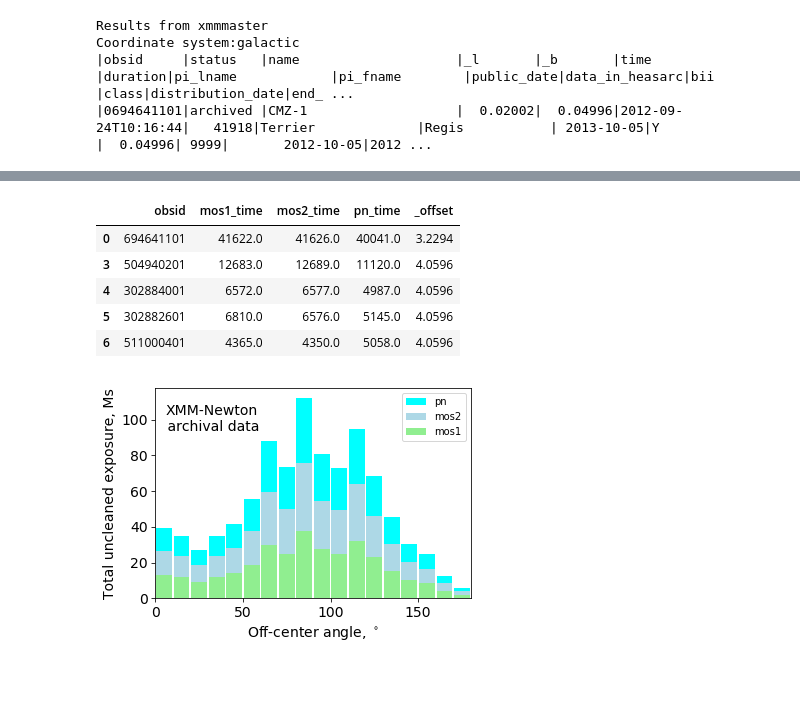
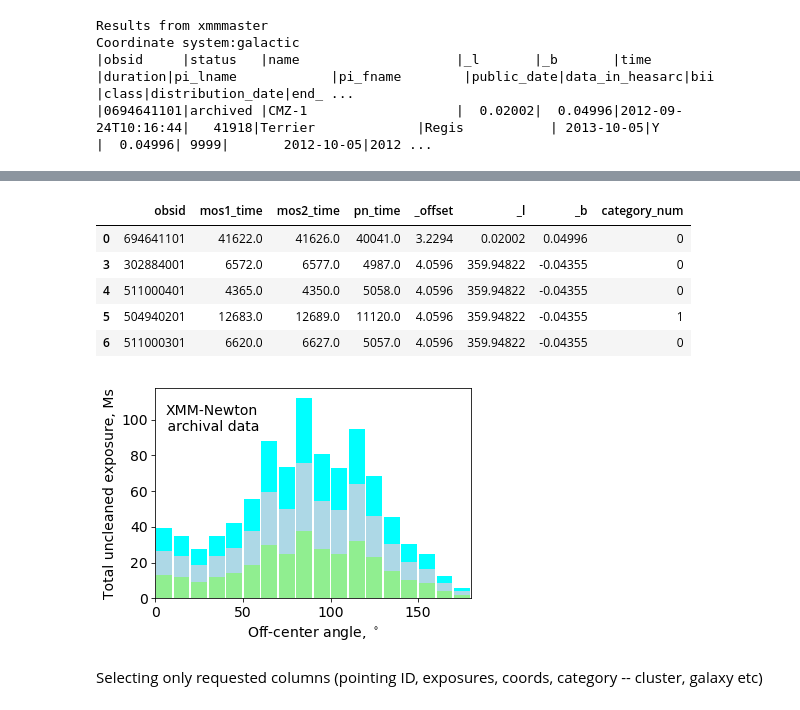
Before and after one commit to Dima806/archived-xray-data-heasarc, a Jupyter notebook: archived-xmm-data.ipynb, the cells around one changed output, grey strips where cells are left out. Saved outputs shown, nothing was run; the diff lists cells and outputs as text; code cells hidden in the pictures; blank space fills up the shorter version.

Commit message:
Add files via upload
updated data munging

```diff
--- a/archived-xmm-data.ipynb
+++ b/archived-xmm-data.ipynb
@@ -68,3 +68,9 @@ _offset
 Unnamed: 47                                                                                                                             0 non-null float64
 dtypes: float64(2), int64(2), object(44)
 memory usage: 6.5+ MB
+# %%
+# shorted column names for simplicity
+r = []
+for col in data.columns:
+    r.append(col.replace(' ', ''))
+data.columns = r
@@ -95 +116,6 @@ data.head()
 5 rows × 46 columns
+# %%
+data['subject_category'] = data['subject_category'].apply(lambda x: str(x).rstrip())
+categories = data['subject_category'].unique().tolist()
+data['category_num'] = data['subject_category'].apply(lambda x: categories.index(x))
+data['category_num'].unique()
@@ -112,7 +144,7 @@ data.head()
 # Also, the data should be publicly available in HEASARC:
 data = data[data['data_in_heasarc'] == data['data_in_heasarc'].unique()[0]]
 # %%
-for col in ['duration', 'mos1_time', 'mos2_time', 'pn_time', '_offset   ']:
+for col in ['duration', 'mos1_time', 'mos2_time', 'pn_time', '_offset', 'category_num', '_l', '_b']:
     data[col] = pd.to_numeric(data[col], errors='coerce')
 # %%
 data.describe()
@@ -129,14 +161,14 @@ data.describe()
 # %%
-filtered_data = data[['obsid     ', 'mos1_time', 'mos2_time', 'pn_time', '_offset   ']]
+filtered_data = data[['obsid', 'mos1_time', 'mos2_time', 'pn_time', '_offset', '_l', '_b', 'category_num']]
 filtered_data = filtered_data.dropna(axis=0, how='any')
 filtered_data.head()
 # %% [output]
-|  | obsid | mos1_time | mos2_time | pn_time | _offset |
-| 0 | 694641101 | 41622.0 | 41626.0 | 40041.0 | 3.2294 |
-| 3 | 504940201 | 12683.0 | 12689.0 | 11120.0 | 4.0596 |
-| 4 | 302884001 | 6572.0 | 6577.0 | 4987.0 | 4.0596 |
-| 5 | 302882601 | 6810.0 | 6576.0 | 5145.0 | 4.0596 |
-| 6 | 511000401 | 4365.0 | 4350.0 | 5058.0 | 4.0596 |
+|  | obsid | mos1_time | mos2_time | pn_time | _offset | _l | _b | category_num |
+| 0 | 694641101 | 41622.0 | 41626.0 | 40041.0 | 3.2294 | 0.02002 | 0.04996 | 0 |
+| 3 | 302884001 | 6572.0 | 6577.0 | 4987.0 | 4.0596 | 359.94822 | -0.04355 | 0 |
+| 4 | 511000401 | 4365.0 | 4350.0 | 5058.0 | 4.0596 | 359.94822 | -0.04355 | 0 |
+| 5 | 504940201 | 12683.0 | 12689.0 | 11120.0 | 4.0596 | 359.94822 | -0.04355 | 1 |
+| 6 | 511000301 | 6620.0 | 6627.0 | 5057.0 | 4.0596 | 359.94822 | -0.04355 | 0 |
 # %%
 # group exposure by off-center angle _offset by making $10^\circ$ bins
 dr = 10
@@ -147,16 +179,18 @@ binned_time = filtered_data.groupby('raw_offset').agg(sum)[['mos1_time', 'mos2_t
 # %%
 plt.xlim([0., 180.])
 plt.bar(np.array(binned_time.index + 5), 1e-6*np.array(binned_time['mos1_time'] + binned_time['mos2_time'] + binned_time['pn_time']), width=9.0, color='cyan')
 plt.bar(np.array(binned_time.index + 5), 1e-6*np.array(binned_time['mos1_time'] + binned_time['mos2_time']), width=9.0, color='lightblue')
 plt.bar(np.array(binned_time.index + 5), 1e-6*np.array(binned_time['mos1_time']), width=9.0, color='lightgreen')
-plt.legend(['pn', 'mos2', 'mos1'])
+#plt.legend(['pn', 'mos2', 'mos1'])
 plt.xlabel('Off-center angle, ${}^\circ$', size=14)
 plt.ylabel('Total uncleaned exposure, Ms', size=14)
 plt.tick_params(axis ='both', which='major', length=4, labelsize =14, color='black')
 plt.tick_params(axis ='both', which='minor', length=0)
 plt.figtext(x=0.28, y=0.73, s='XMM-Newton\n archival data', ha='center', size=14, color='black')
 plt.subplots_adjust(left=0.15, right=0.88, top=0.88, bottom=0.15)
 
 plt.savefig("xmm-uncleaned-exposure.pdf", format="pdf", transparent=True,rasterized=True,dpi=300, pad_inches=1)
 # %% [output]
-[figure, old version]
+[figure, new version]
+# %% [markdown]
+Selecting only requested columns (pointing ID, exposures, coords, category -- cluster, galaxy etc)
```
Also changed, not shown: parts of 16 cells of this notebook.
